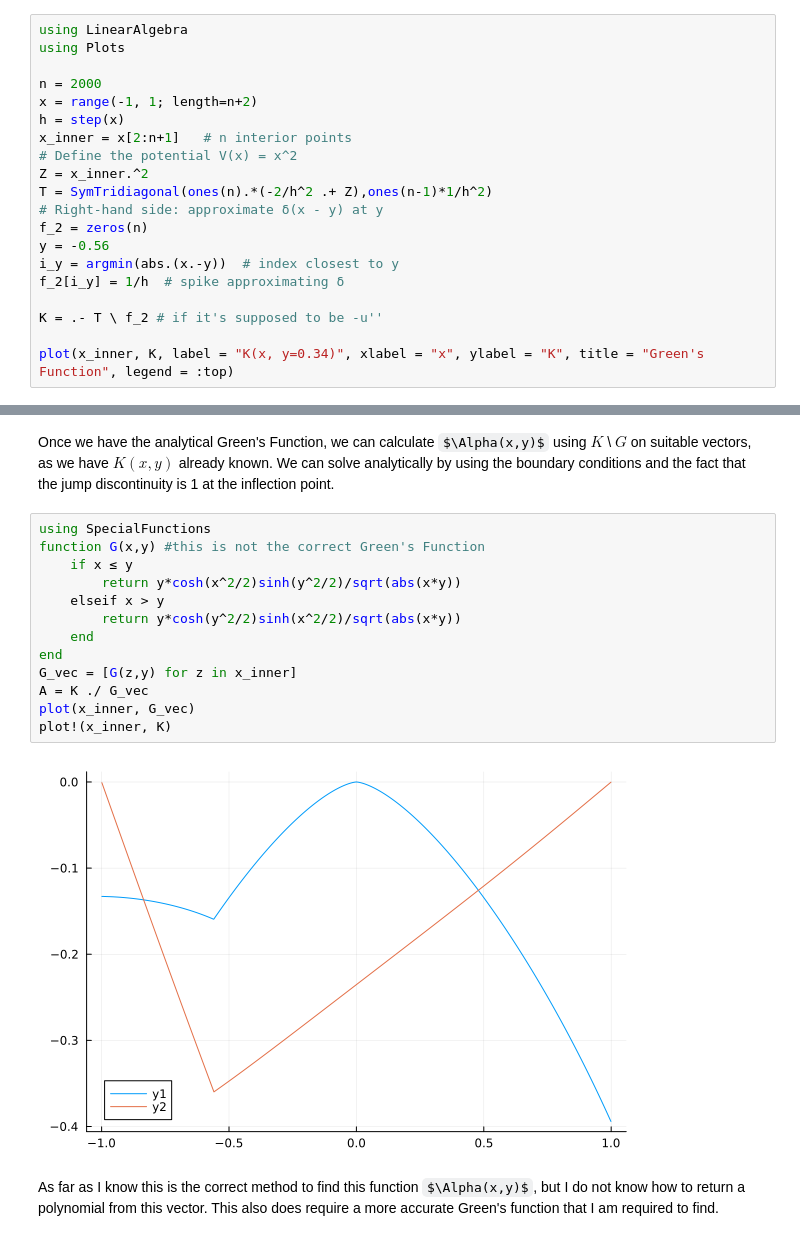
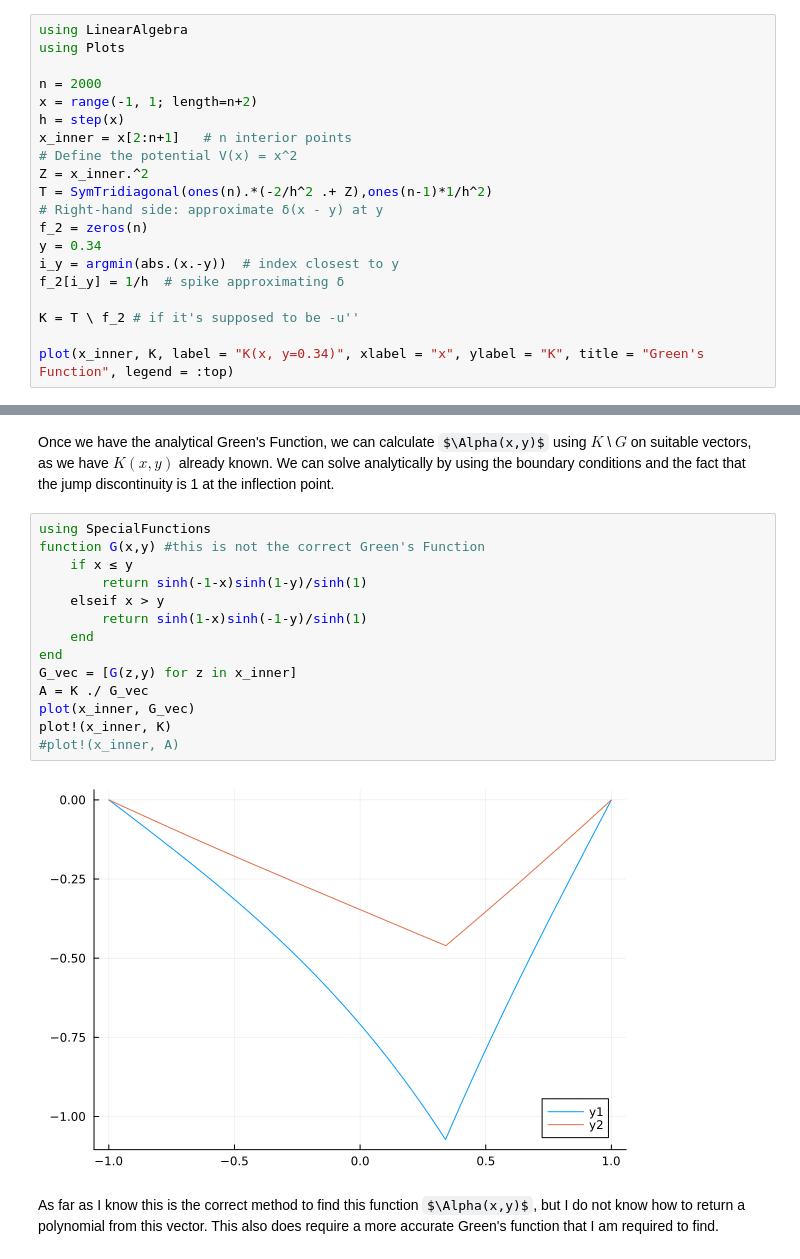
Before and after one commit to cgjunior3-14/M2R-Learning-Greens-Functions, a Jupyter notebook: 1D interpolation.ipynb, the cells around one changed output, grey strips where cells are left out. Saved outputs shown, nothing was run; the diff lists cells and outputs as text; some formulas as TeX source.

```diff
--- a/1D interpolation.ipynb
+++ b/1D interpolation.ipynb
@@ -230,11 +230,11 @@ Z = x_inner.^2
 T = SymTridiagonal(ones(n).*(-2/h^2 .+ Z),ones(n-1)*1/h^2)
 # Right-hand side: approximate δ(x - y) at y
 f_2 = zeros(n)
-y = -0.56
+y = 0.34
 i_y = argmin(abs.(x.-y))  # index closest to y
 f_2[i_y] = 1/h  # spike approximating δ
 
-K = .- T \ f_2 # if it's supposed to be -u''
+K = T \ f_2 # if it's supposed to be -u''
 
 plot(x_inner, K, label = "K(x, y=0.34)", xlabel = "x", ylabel = "K", title = "Green's Function", legend = :top)
 # %% [output]
@@ -261,17 +261,18 @@ We can solve analytically by using the boundary conditions and the fact that the
 # %%
 using SpecialFunctions
 function G(x,y) #this is not the correct Green's Function
     if x ≤ y
-        return y*cosh(x^2/2)sinh(y^2/2)/sqrt(abs(x*y))
+        return sinh(-1-x)sinh(1-y)/sinh(1)
     elseif x > y
-        return y*cosh(y^2/2)sinh(x^2/2)/sqrt(abs(x*y))
+        return sinh(1-x)sinh(-1-y)/sinh(1)
     end
 end
 G_vec = [G(z,y) for z in x_inner]
 Α = K ./ G_vec
 plot(x_inner, G_vec)
 plot!(x_inner, K)
+#plot!(x_inner, Α)
 # %% [output]
-[figure, old version]
+[figure, new version]
 # %% [markdown]
 As far as I know this is the correct method to find this function $\Alpha(x,y)$, but I do not know how to return a polynomial from this vector. This also does require a more accurate Green's function that I am required to find.
```
Also changed, not shown: parts of 3 cells of this notebook.
